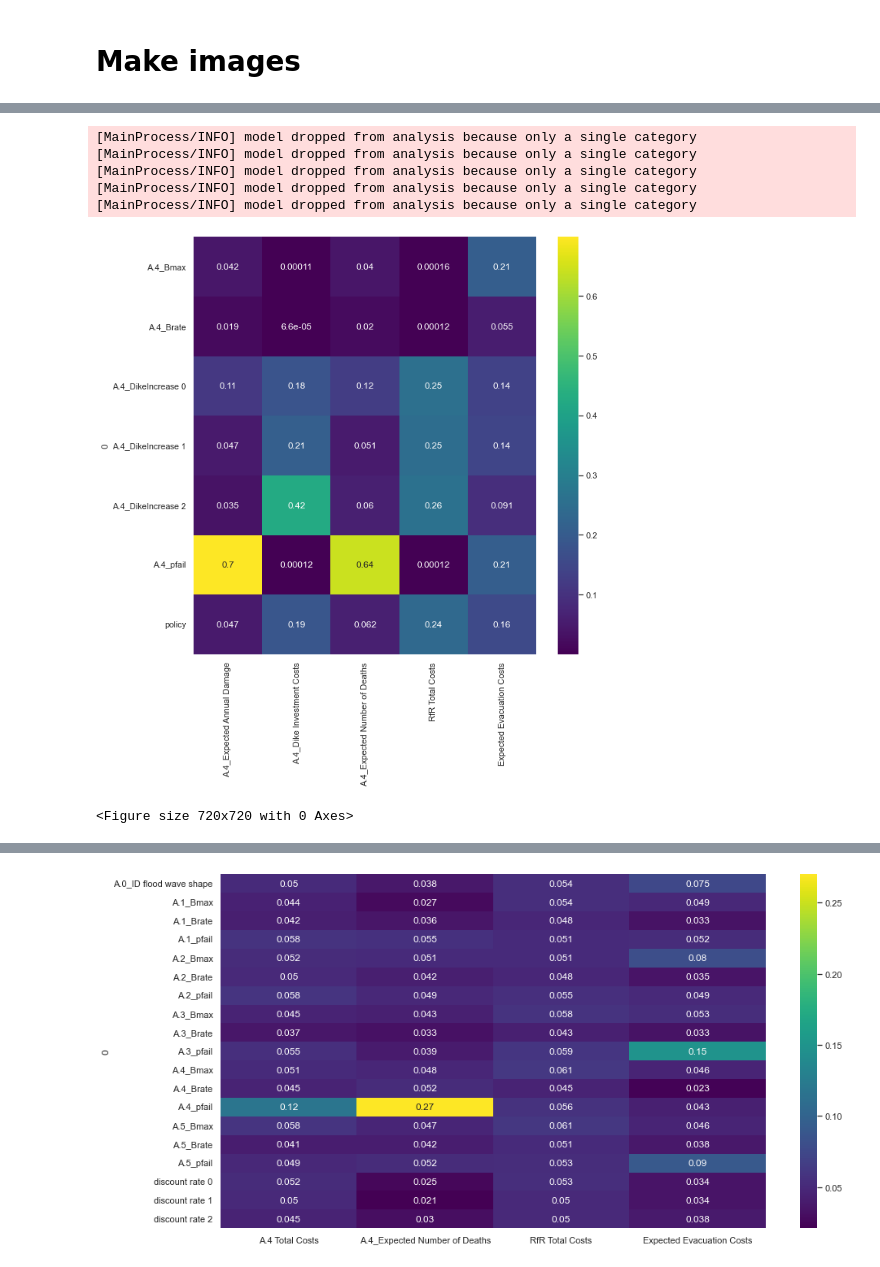
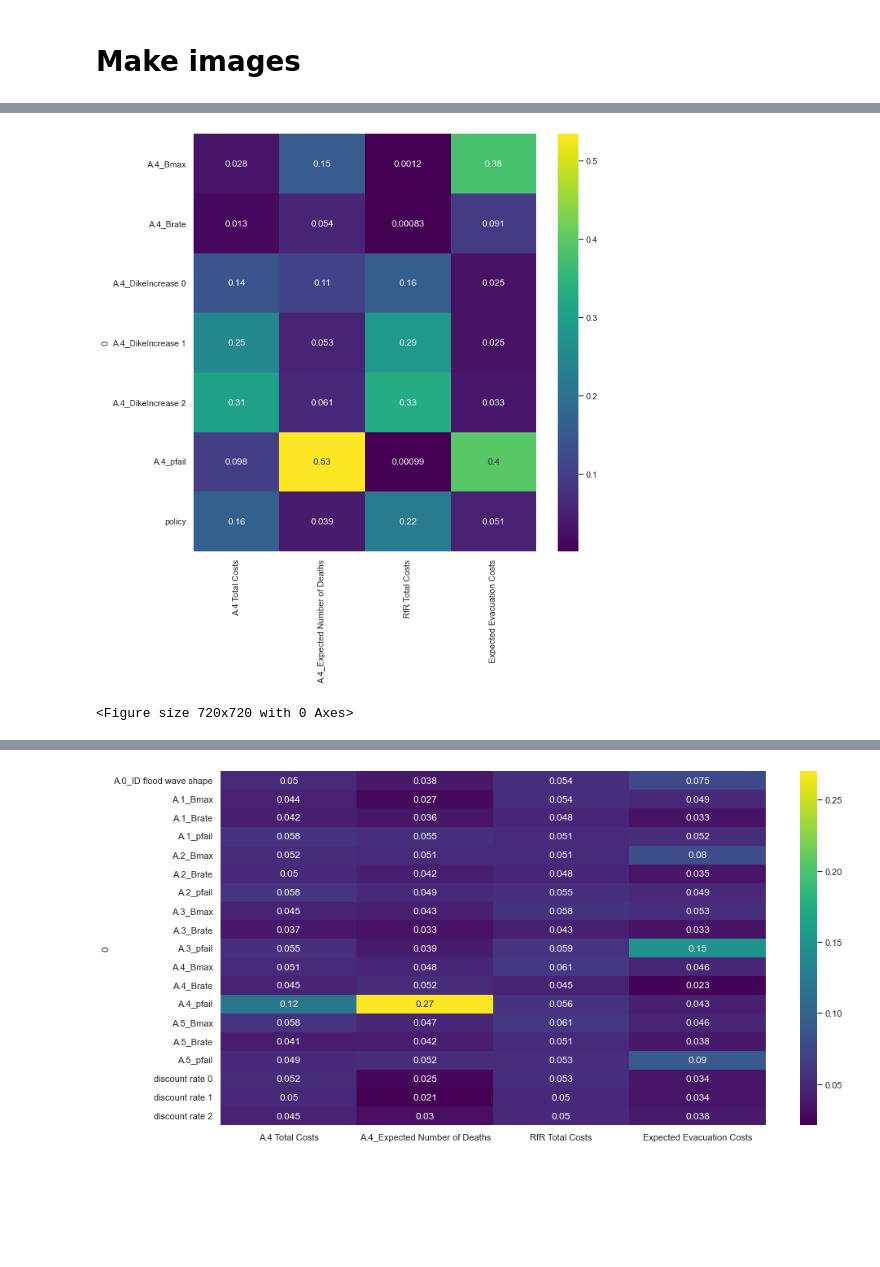
Before and after one commit to WillemijnTutu/EPA1361_group16, a Jupyter notebook: Settings_Exploration.ipynb, the cells around one changed output, grey strips where cells are left out. Drawn from its saved outputs; the diff is of its cells as text; code cells hidden in the pictures; blank space fills up the shorter version.

```diff
--- a/Settings_Exploration.ipynb
+++ b/Settings_Exploration.ipynb
@@ -127,18 +155,13 @@ Index(['A.0_ID flood wave shape', 'A.1_Bmax', 'A.1_Brate', 'A.1_pfail',
       dtype='object')
 # %%
 fs = feature_scoring.get_feature_scores_all(experiments[['A.4_Bmax', 'A.4_Brate', 'A.4_pfail','A.4_DikeIncrease 0', 'A.4_DikeIncrease 1',
-             'A.4_DikeIncrease 2','scenario', 'policy', 'model']], outcomes[['A.4_Expected Annual Damage','A.4_Dike Investment Costs',
+             'A.4_DikeIncrease 2','scenario', 'policy', 'model']], outcomes[['A.4 Total Costs', #'A.4_Expected Annual Damage','A.4_Dike Investment Costs',
          'A.4_Expected Number of Deaths','RfR Total Costs','Expected Evacuation Costs']])
 
 sns.set(rc = {'figure.figsize':(10,10)})
 sns.heatmap(fs, cmap="viridis", annot=True)
 plt.show()
 plt.savefig('FeatureScore_s1000_p10')
 # %% [output]
+[figure, new version]
-[MainProcess/INFO] model dropped from analysis because only a single category
-[MainProcess/INFO] model dropped from analysis because only a single category
-[MainProcess/INFO] model dropped from analysis because only a single category
-[MainProcess/INFO] model dropped from analysis because only a single category
-[MainProcess/INFO] model dropped from analysis because only a single category
+<Figure size 720x720 with 0 Axes>
-[figure, old version]
-<Figure size 720x720 with 0 Axes>
```
Also changed, not shown: parts of 21 cells of this notebook, 5 other files.
